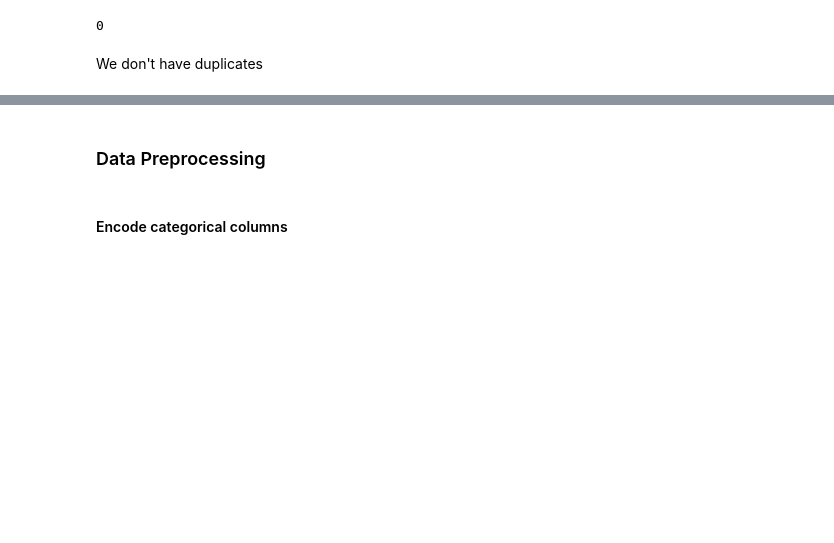
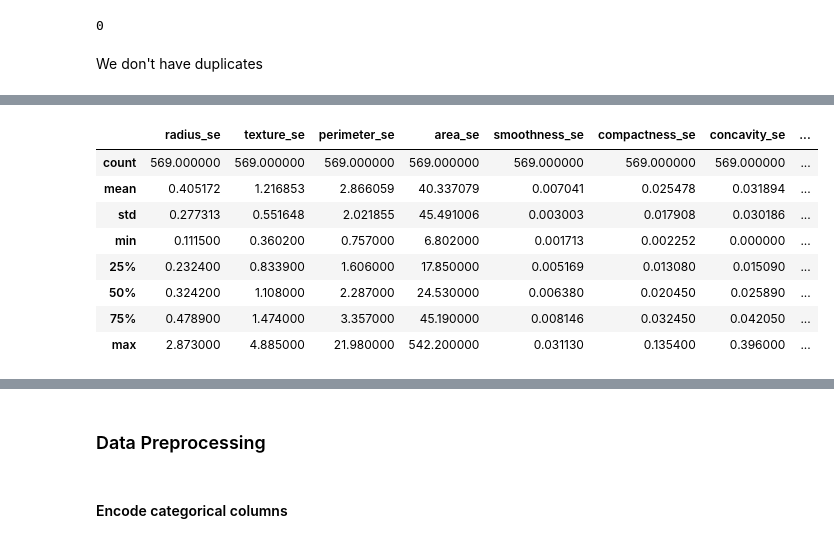
Before and after one commit to Malak0277/Breast-Cancer-Types-Prediction, a Jupyter notebook: Breast_Cancer.ipynb, the cells around one changed output, grey strips where cells are left out. Saved outputs shown, nothing was run; the diff lists cells and outputs as text; code cells hidden in the pictures; blank space fills up the shorter version.

```diff
--- a/Breast_Cancer.ipynb
+++ b/Breast_Cancer.ipynb
@@ -73,0 +103,12 @@ We don't have duplicates
+# %%
+data.iloc[:, 11:21].describe()
+# %% [output]
+|  | radius_se | texture_se | perimeter_se | area_se | smoothness_se | compactness_se | concavity_se | ... |
+| count | 569.000000 | 569.000000 | 569.000000 | 569.000000 | 569.000000 | 569.000000 | 569.000000 | ... |
+| mean | 0.405172 | 1.216853 | 2.866059 | 40.337079 | 0.007041 | 0.025478 | 0.031894 | ... |
+| std | 0.277313 | 0.551648 | 2.021855 | 45.491006 | 0.003003 | 0.017908 | 0.030186 | ... |
+| min | 0.111500 | 0.360200 | 0.757000 | 6.802000 | 0.001713 | 0.002252 | 0.000000 | ... |
+| 25% | 0.232400 | 0.833900 | 1.606000 | 17.850000 | 0.005169 | 0.013080 | 0.015090 | ... |
+| 50% | 0.324200 | 1.108000 | 2.287000 | 24.530000 | 0.006380 | 0.020450 | 0.025890 | ... |
+| 75% | 0.478900 | 1.474000 | 3.357000 | 45.190000 | 0.008146 | 0.032450 | 0.042050 | ... |
+| max | 2.873000 | 4.885000 | 21.980000 | 542.200000 | 0.031130 | 0.135400 | 0.396000 | ... |
```
Also changed, not shown: parts of 22 cells of this notebook.
